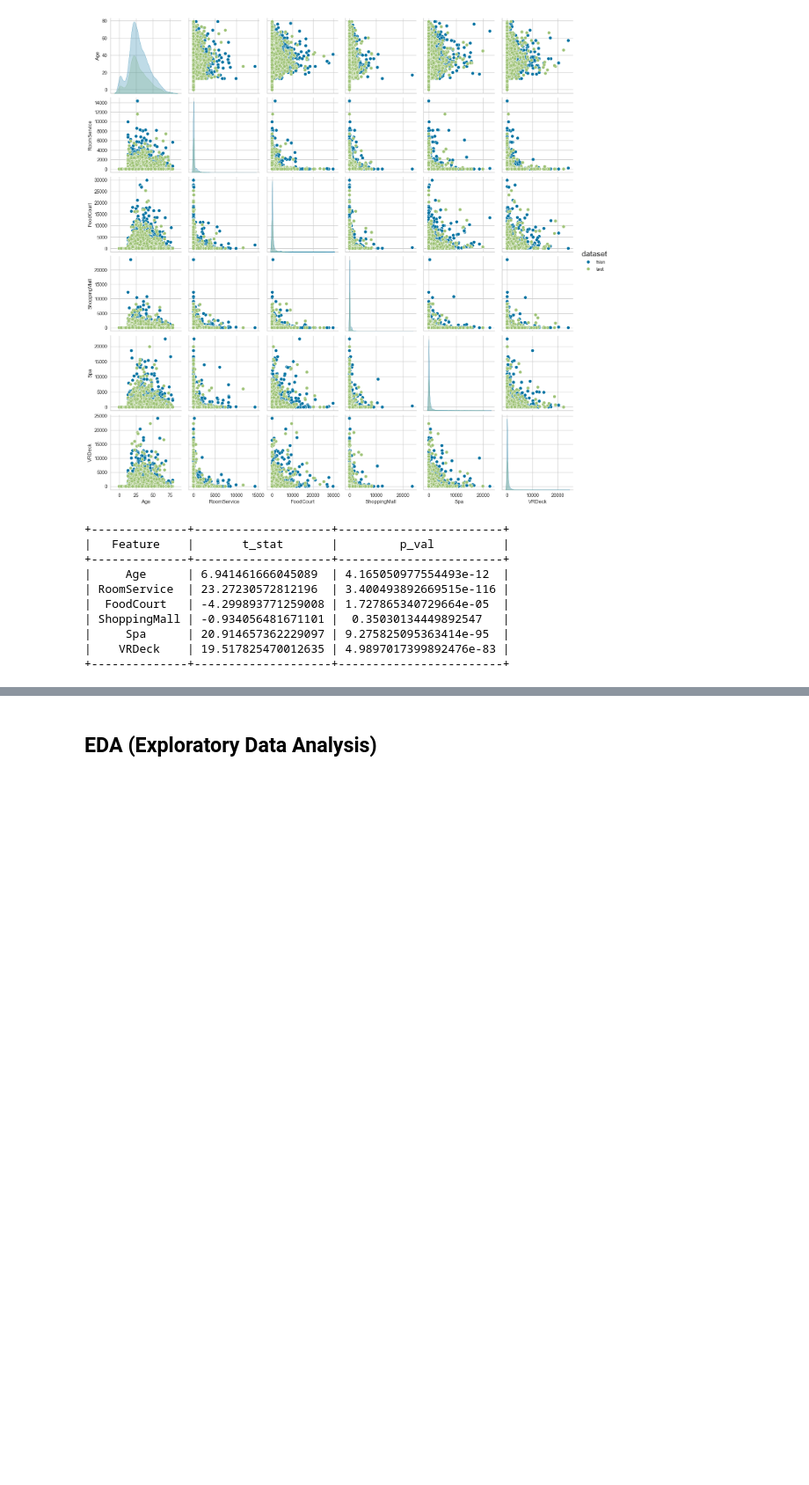
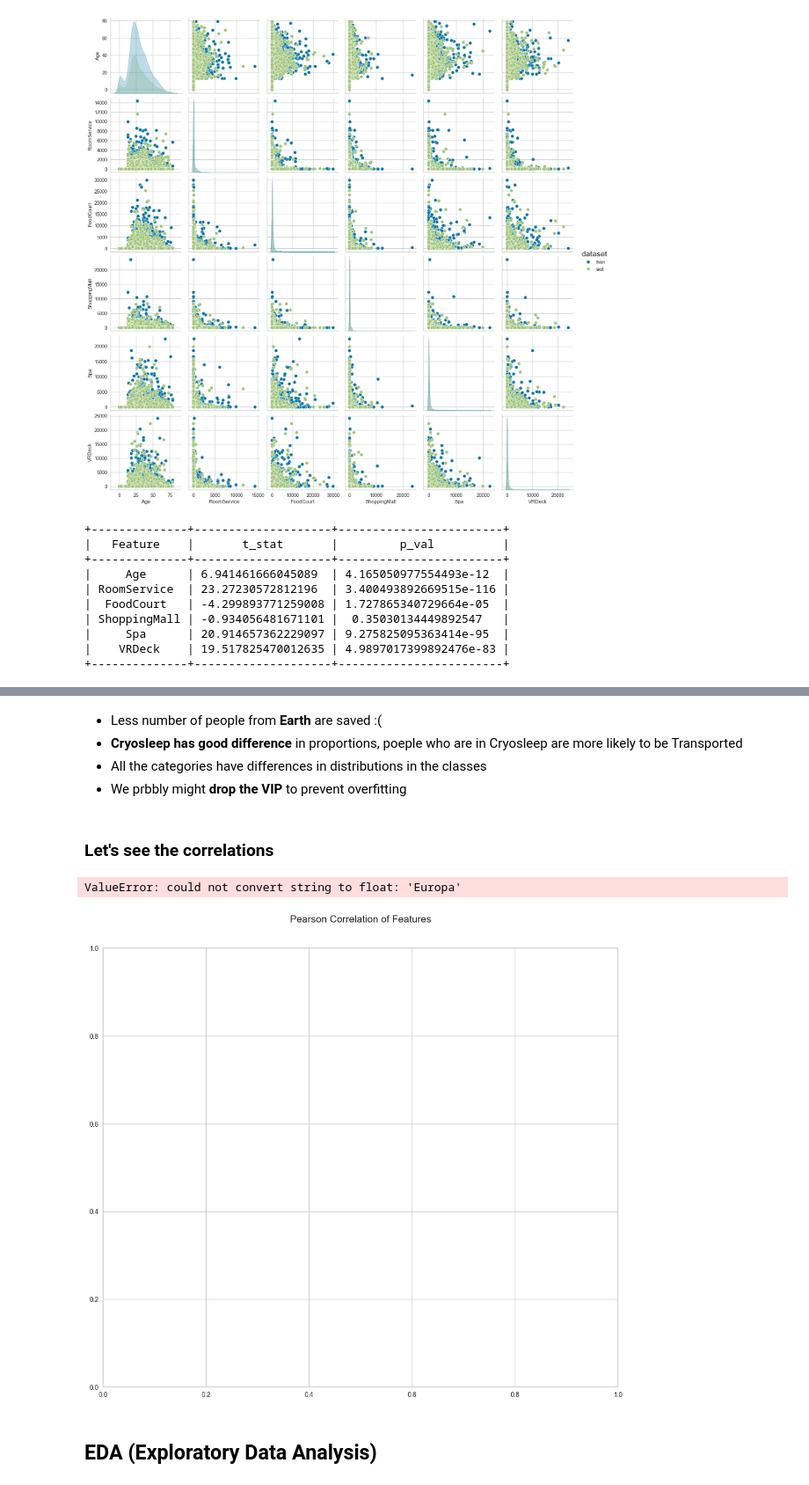
Before and after one commit to SerginhoDom/Spaceship_titanic, a Jupyter notebook: SpaceshipTitanic.ipynb, the cells around one changed output, grey strips where cells are left out. Shown at 88% size. Drawn from its saved outputs; the diff is of its cells as text; code cells hidden in the pictures; blank space fills up the shorter version.

```diff
--- a/SpaceshipTitanic.ipynb
+++ b/SpaceshipTitanic.ipynb
@@ -354,2 +421,18 @@ perform_ttest(train, common_features, 'Transported')
+# %% [markdown]
+* Less number of people from **Earth** are saved :(
+* **Cryosleep has good difference** in proportions, poeple who are in Cryosleep are more likely to be Transported
+* All the categories have differences in distributions in the classes
+* We prbbly might **drop the VIP** to prevent overfitting
+# %% [markdown]
+### Let's see the correlations
+# %%
+colormap = plt.cm.RdBu
+plt.figure(figsize=(14,12))
+plt.title('Pearson Correlation of Features', y=1.05, size=15)
+sns.heatmap(train.astype(float).corr(),linewidths=0.1,vmax=1.0,
+            square=True, cmap=colormap, linecolor='white', annot=True)
+# %% [output]
+ValueError: could not convert string to float: 'Europa'
+[figure, added]
 # %% [markdown]
 ## EDA (Exploratory Data Analysis)
```
Also changed, not shown: parts of 9 cells of this notebook.
